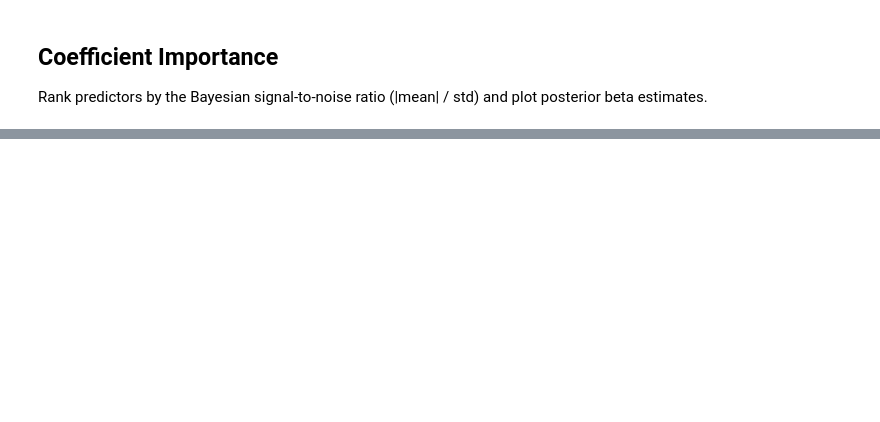
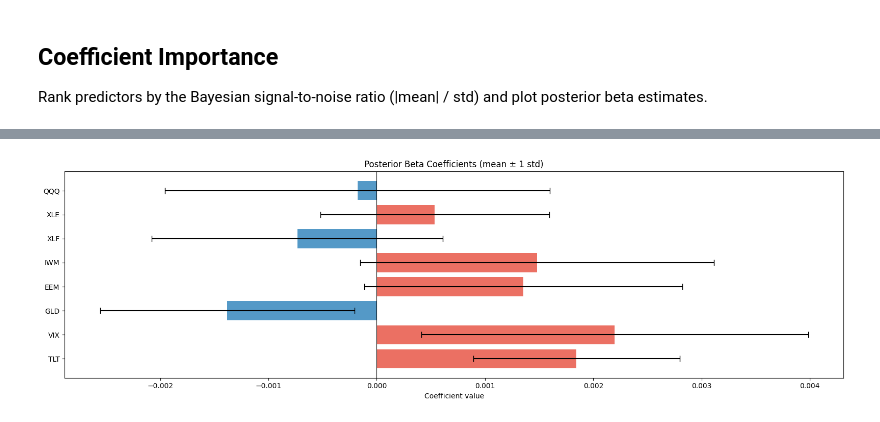
Before and after one commit to TK-Problem/random-experiments, a Jupyter notebook: 001_bayesian_linear_model.ipynb, the cells around one changed output, grey strips where cells are left out. Saved outputs shown, nothing was run; the diff lists cells and outputs as text; code cells hidden in the pictures; blank space fills up the shorter version.

```diff
--- a/001_bayesian_linear_model.ipynb
+++ b/001_bayesian_linear_model.ipynb
@@ -302,24 +353,12 @@ Rank predictors by the Bayesian signal-to-noise ratio (|mean| / std) and plot po
 # %%
-beta_means = post_betas.mean(axis=0)
-beta_stds  = post_betas.std(axis=0)
-
-coef_df = pd.DataFrame({
-    "ETF":       PREDICTORS,
-    "beta_mean": beta_means,
-    "beta_std":  beta_stds,
-    "signal":    np.abs(beta_means) / beta_stds,
-}).sort_values("signal", ascending=False)
-
-print("--- Coefficient Summary (sorted by |mean/std|) ---")
-print(coef_df.to_string(index=False))
-
-fig, ax = plt.subplots(figsize=(8, 5))
+fig, ax = plt.subplots(figsize=(16, 5))
 colors = ["#e74c3c" if v > 0 else "#2980b9" for v in coef_df["beta_mean"]]
 ax.barh(coef_df["ETF"], coef_df["beta_mean"], xerr=coef_df["beta_std"],
         color=colors, capsize=4, alpha=0.8)
 ax.axvline(0, color="black", linewidth=0.8)
 ax.set_title("Posterior Beta Coefficients (mean ± 1 std)")
 ax.set_xlabel("Coefficient value")
-plt.tight_layout()
-plt.savefig("coefficients.png", dpi=100, bbox_inches="tight")
+fig.tight_layout()
 plt.show()
+# %% [output]
+[figure, added]
```
Also changed, not shown: parts of 18 cells of this notebook.
